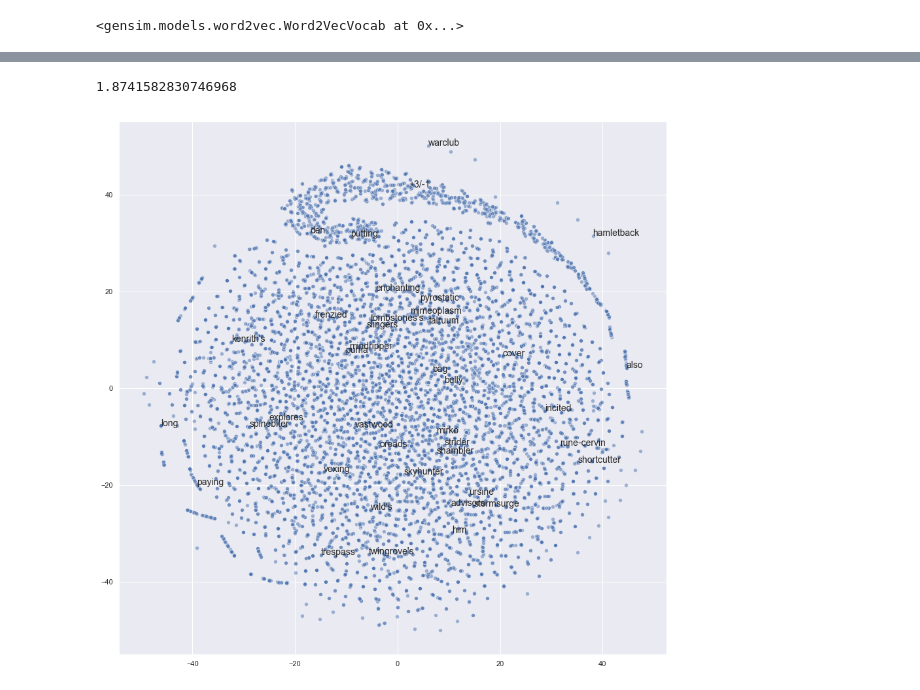
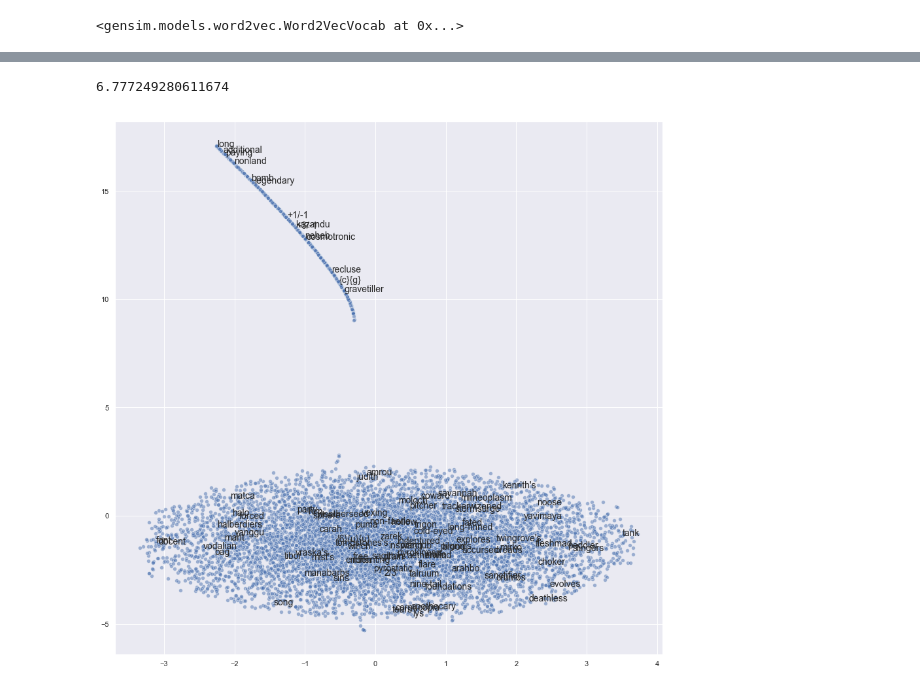
Before and after one commit to CreightonAshton/MTG_Recommender, a Jupyter notebook: Code/02 - EDA.ipynb, the cells around one changed output, grey strips where cells are left out. Drawn from its saved outputs; the diff is of its cells as text; code cells hidden in the pictures.

```diff
--- a/Code/02 - EDA.ipynb
+++ b/Code/02 - EDA.ipynb
@@ -197,25 +197,25 @@ w2vdf.shape
 t0 = time.time()
 
 # Initialize t-SNE
-tsne = TSNE(random_state = 42, perplexity = 5, n_iter=500)
+tsne = TSNE(random_state = 42, perplexity = 200, n_iter=500)
 
 tsne_df = tsne.fit_transform(w2vdf)
 
 print((time.time() - t0)/60)
 # %% [output]
-1.8741582830746968
+6.777249280611674
 # %%
 sns.set()
 # Initialize figure
 fig, ax = plt.subplots(figsize = (15, 15))
 sns.scatterplot(tsne_df[:, 0], tsne_df[:, 1], alpha = 0.5)
 
 # initialize list of texts
 texts = []
-words_to_plot = list(np.arange(1, w2vdf.shape[0], 250))
+words_to_plot = list(np.arange(1, w2vdf.shape[0], 100))
 
 # Append words to list
 for word in words_to_plot:
     texts.append(plt.text(tsne_df[word, 0], tsne_df[word, 1], w2vdf.index[word], fontsize = 14))
 # %% [output]
-[figure, old version]
+[figure, new version]
```
Also changed, not shown: parts of 4 cells of this notebook, 3 other files.
